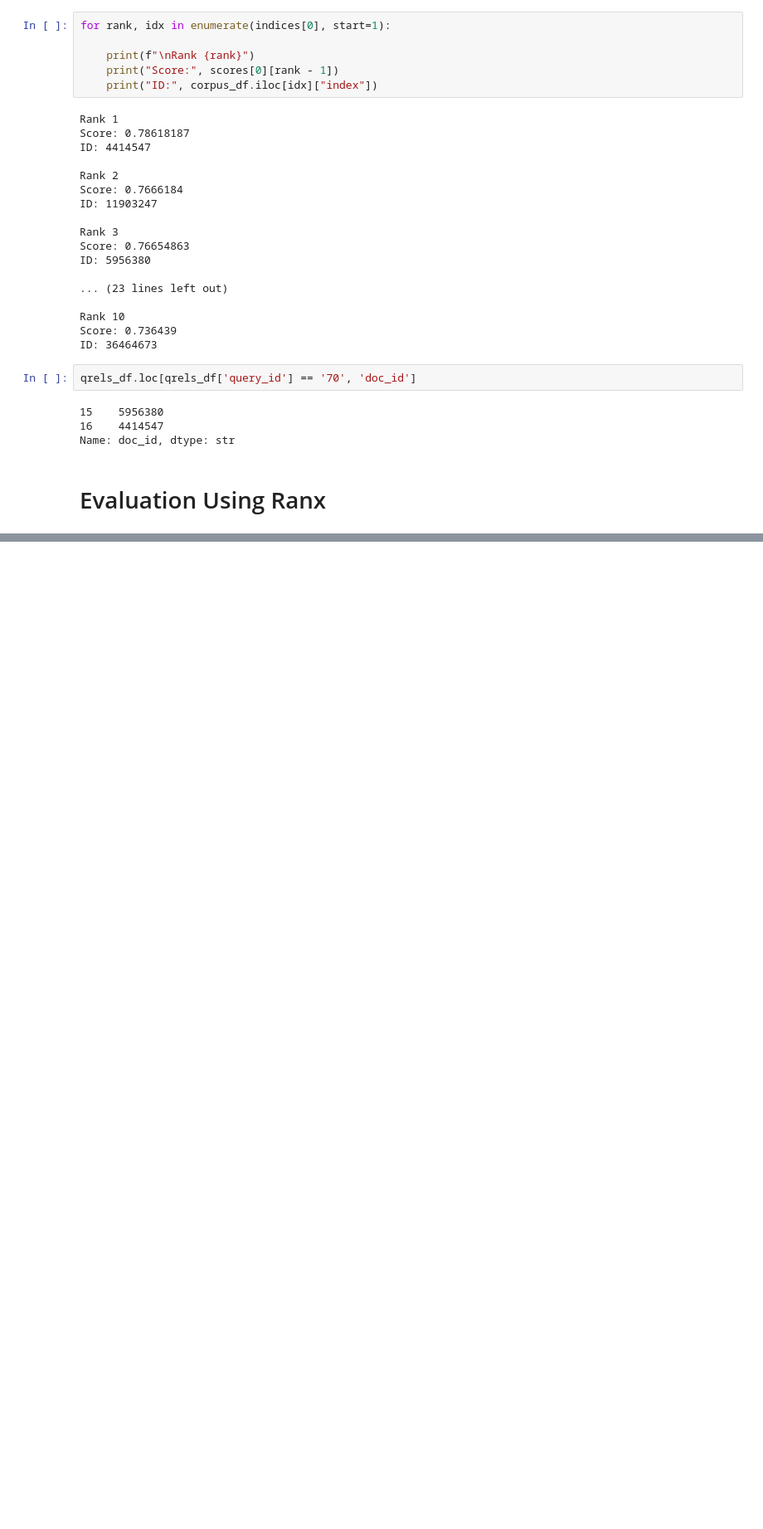
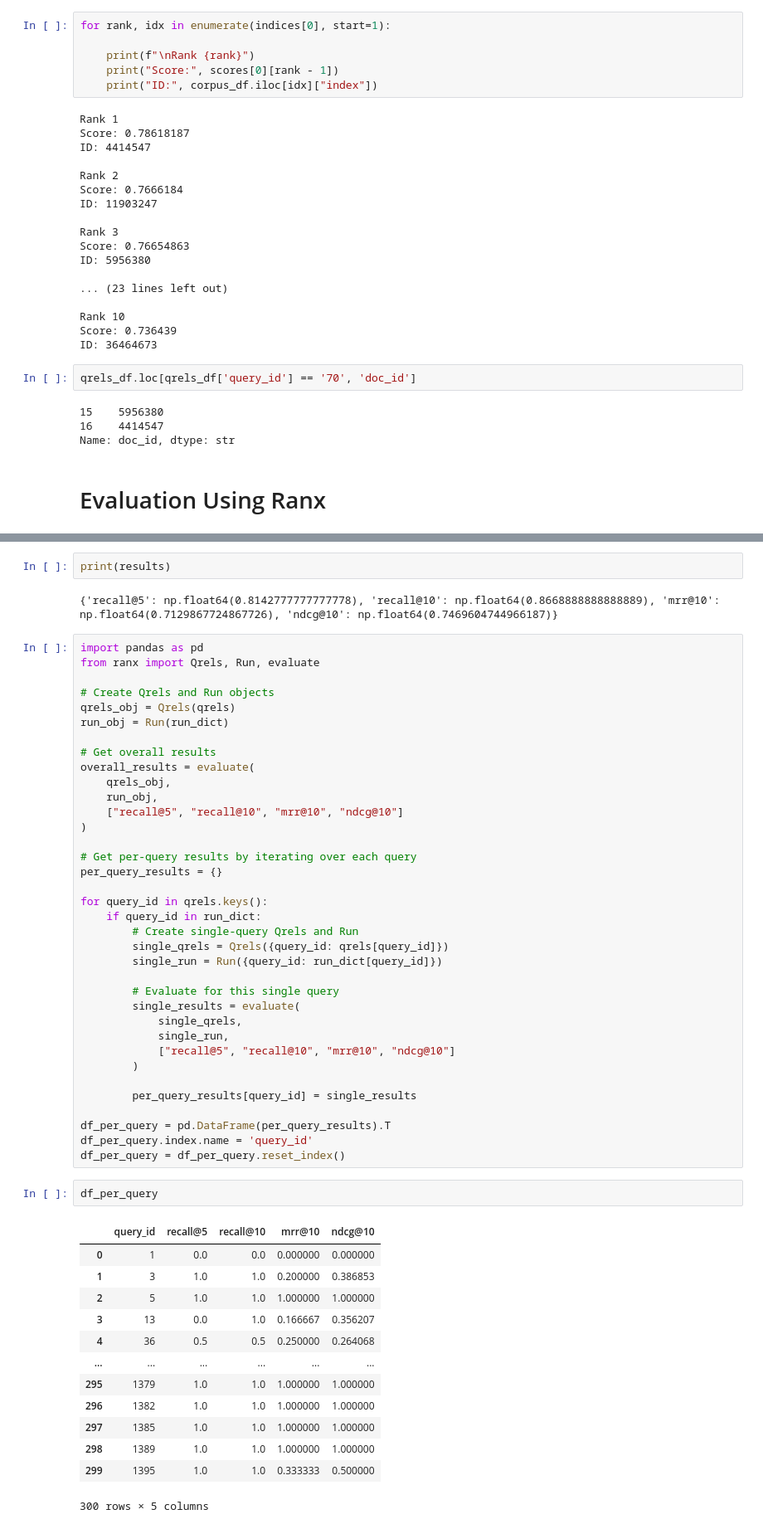
Before and after one commit to GolsaCodes/IR_System, a Jupyter notebook: IR_system.ipynb, the cells around one changed output, grey strips where cells are left out. Shown at 83% size. Cells and saved outputs as stored; diff of their text form; blank space fills up the shorter version.

```diff
--- a/IR_system.ipynb
+++ b/IR_system.ipynb
@@ -252,0 +285,56 @@ for i, row in queries_df.iterrows():
+# %%
+print(results)
+# %% [output]
+{'recall@5': np.float64(0.8142777777777778), 'recall@10': np.float64(0.8668888888888889), 'mrr@10': np.float64(0.7129867724867726), 'ndcg@10': np.float64(0.7469604744966187)}
+# %%
+import pandas as pd
+from ranx import Qrels, Run, evaluate
+
+# Create Qrels and Run objects
+qrels_obj = Qrels(qrels)
+run_obj = Run(run_dict)
+
+# Get overall results
+overall_results = evaluate(
+    qrels_obj,
+    run_obj,
+    ["recall@5", "recall@10", "mrr@10", "ndcg@10"]
+)
+
+# Get per-query results by iterating over each query
+per_query_results = {}
+
+for query_id in qrels.keys():
+    if query_id in run_dict:
+        # Create single-query Qrels and Run
+        single_qrels = Qrels({query_id: qrels[query_id]})
+        single_run = Run({query_id: run_dict[query_id]})
+
+        # Evaluate for this single query
+        single_results = evaluate(
+            single_qrels,
+            single_run,
+            ["recall@5", "recall@10", "mrr@10", "ndcg@10"]
+        )
+
+        per_query_results[query_id] = single_results
+
+df_per_query = pd.DataFrame(per_query_results).T
+df_per_query.index.name = 'query_id'
+df_per_query = df_per_query.reset_index()
+# %%
+df_per_query
+# %% [output]
+|  | query_id | recall@5 | recall@10 | mrr@10 | ndcg@10 |
+| 0 | 1 | 0.0 | 0.0 | 0.000000 | 0.000000 |
+| 1 | 3 | 1.0 | 1.0 | 0.200000 | 0.386853 |
+| 2 | 5 | 1.0 | 1.0 | 1.000000 | 1.000000 |
+| 3 | 13 | 0.0 | 1.0 | 0.166667 | 0.356207 |
+| 4 | 36 | 0.5 | 0.5 | 0.250000 | 0.264068 |
+| ... | ... | ... | ... | ... | ... |
+| 295 | 1379 | 1.0 | 1.0 | 1.000000 | 1.000000 |
+| 296 | 1382 | 1.0 | 1.0 | 1.000000 | 1.000000 |
+| 297 | 1385 | 1.0 | 1.0 | 1.000000 | 1.000000 |
+| 298 | 1389 | 1.0 | 1.0 | 1.000000 | 1.000000 |
+| 299 | 1395 | 1.0 | 1.0 | 0.333333 | 0.500000 |
+300 rows × 5 columns
```
Also changed, not shown: parts of 8 cells of this notebook.
